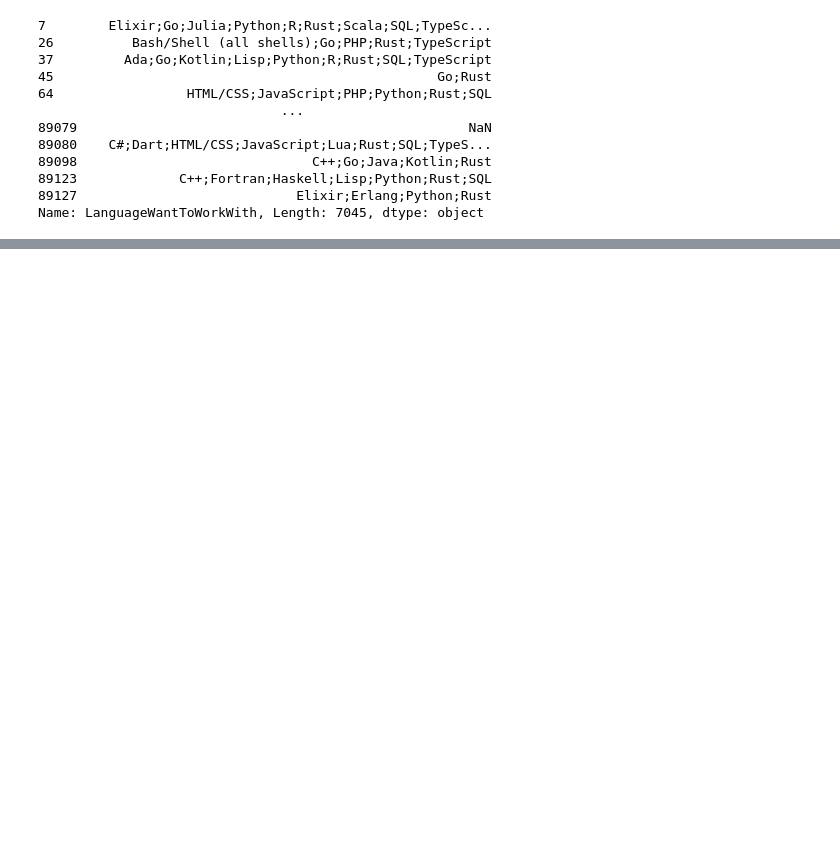
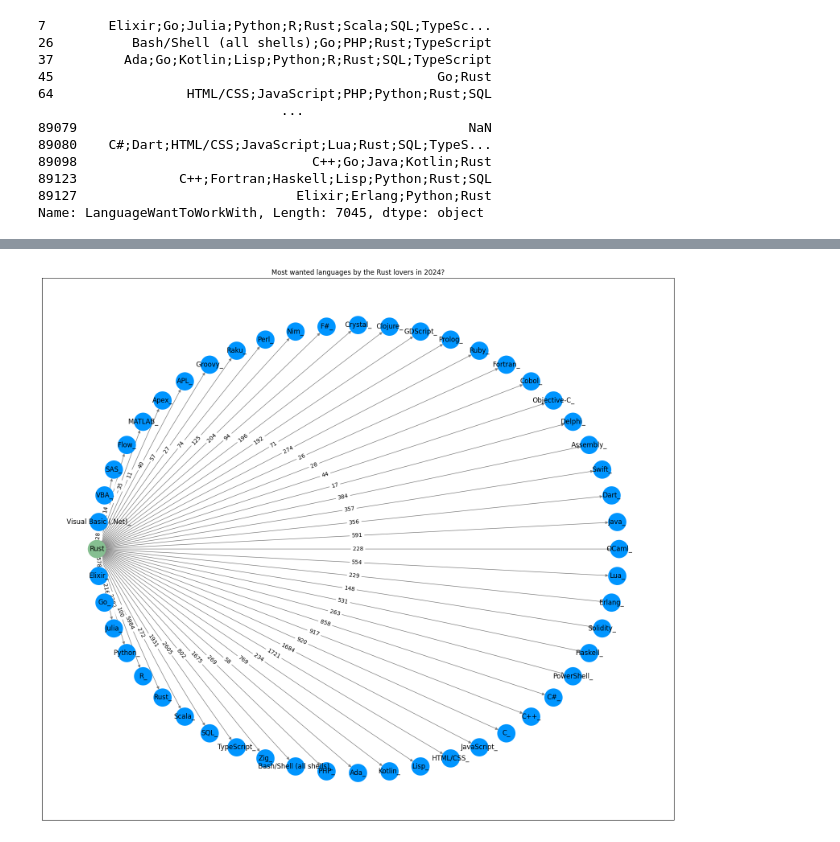
Before and after one commit to fab7/LAB-Data-Science-Blog-Post, a Jupyter notebook: notebook/who_are_the_rust_users.ipynb, the cells around one changed output, grey strips where cells are left out. Cells and saved outputs as stored; diff of their text form; code cells hidden in the pictures; blank space fills up the shorter version.

```diff
--- a/notebook/who_are_the_rust_users.ipynb
+++ b/notebook/who_are_the_rust_users.ipynb
@@ -519,0 +713,5 @@ Name: LanguageWantToWorkWith, Length: 7045, dtype: object
+# %%
+rust_dependency_graph(df_rust_admirers, df_rust_lovers,
+                      'Most wanted languages by the Rust lovers in 2024?', 'users')
+# %% [output]
+[figure, added]
```
Also changed, not shown: parts of 21 cells of this notebook.
